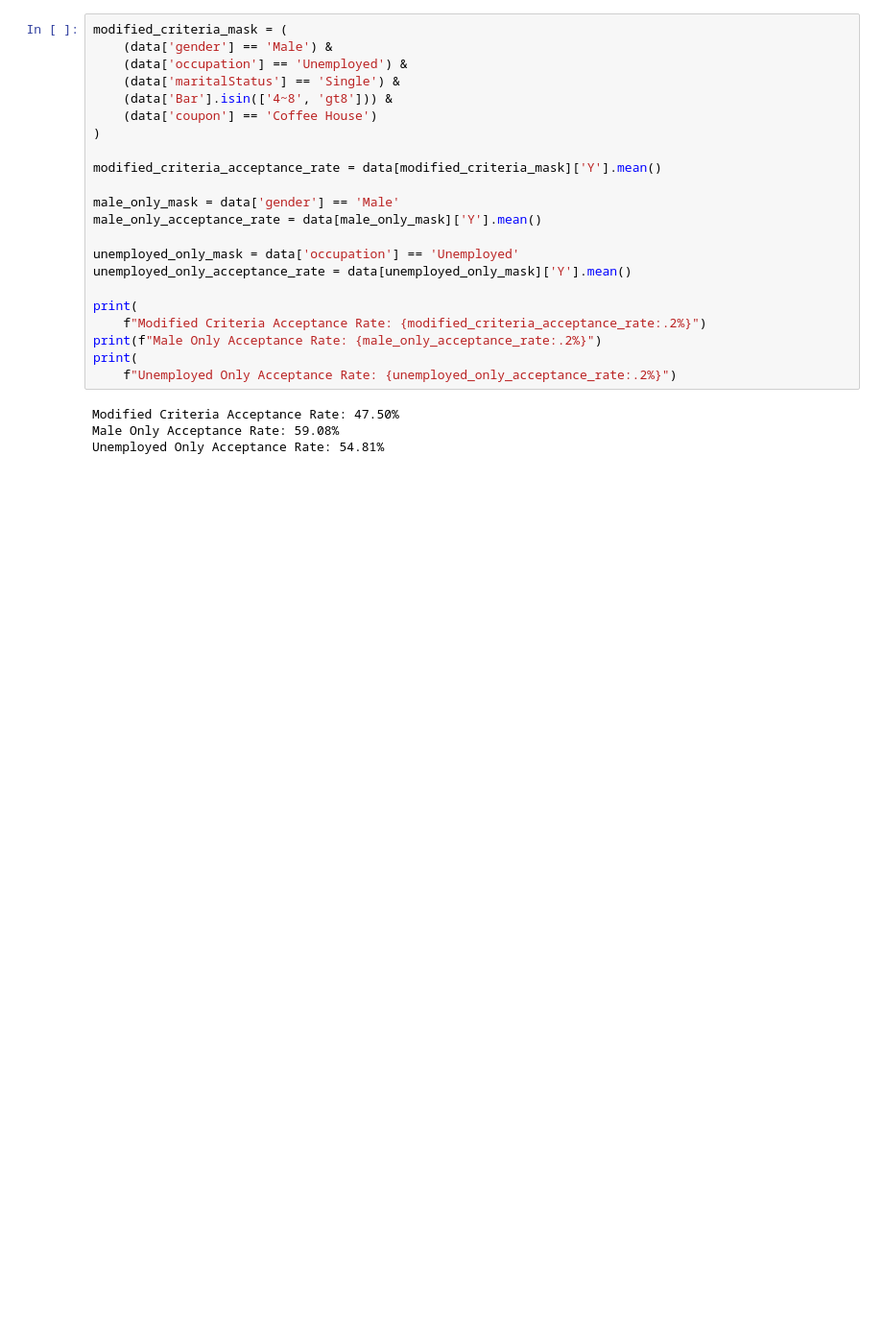
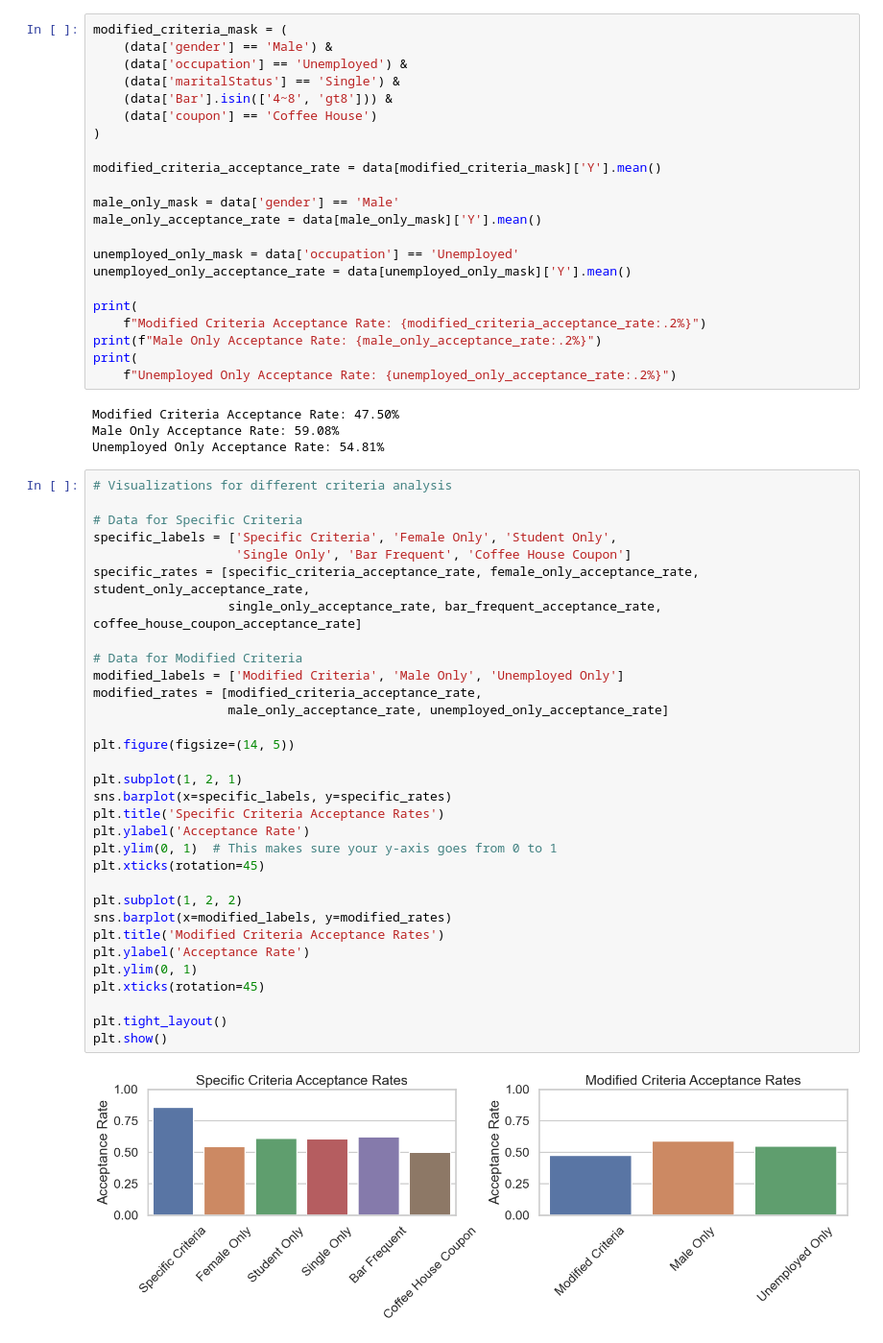
Before and after one commit to yekijnuy/AIML-Amazon-Analysis, a Jupyter notebook: notebooks/prompt.ipynb, the cells around one changed output. Shown at 96% size. Cells and saved outputs as stored; diff of their text form; blank space fills up the shorter version.

Commit message:
Main: Updated visualizations for criteria analysis

```diff
--- a/notebooks/prompt.ipynb
+++ b/notebooks/prompt.ipynb
@@ -624,3 +624,37 @@ print(
 Modified Criteria Acceptance Rate: 47.50%
 Male Only Acceptance Rate: 59.08%
 Unemployed Only Acceptance Rate: 54.81%
+# %%
+# Visualizations for different criteria analysis
+
+# Data for Specific Criteria
+specific_labels = ['Specific Criteria', 'Female Only', 'Student Only',
+                   'Single Only', 'Bar Frequent', 'Coffee House Coupon']
+specific_rates = [specific_criteria_acceptance_rate, female_only_acceptance_rate, student_only_acceptance_rate,
+                  single_only_acceptance_rate, bar_frequent_acceptance_rate, coffee_house_coupon_acceptance_rate]
+
+# Data for Modified Criteria
+modified_labels = ['Modified Criteria', 'Male Only', 'Unemployed Only']
+modified_rates = [modified_criteria_acceptance_rate,
+                  male_only_acceptance_rate, unemployed_only_acceptance_rate]
+
+plt.figure(figsize=(14, 5))
+
+plt.subplot(1, 2, 1)
+sns.barplot(x=specific_labels, y=specific_rates)
+plt.title('Specific Criteria Acceptance Rates')
+plt.ylabel('Acceptance Rate')
+plt.ylim(0, 1)  # This makes sure your y-axis goes from 0 to 1
+plt.xticks(rotation=45)
+
+plt.subplot(1, 2, 2)
+sns.barplot(x=modified_labels, y=modified_rates)
+plt.title('Modified Criteria Acceptance Rates')
+plt.ylabel('Acceptance Rate')
+plt.ylim(0, 1)
+plt.xticks(rotation=45)
+
+plt.tight_layout()
+plt.show()
+# %% [output]
+[figure, added]
```
Also changed, not shown: parts of 1 cell of this notebook.
